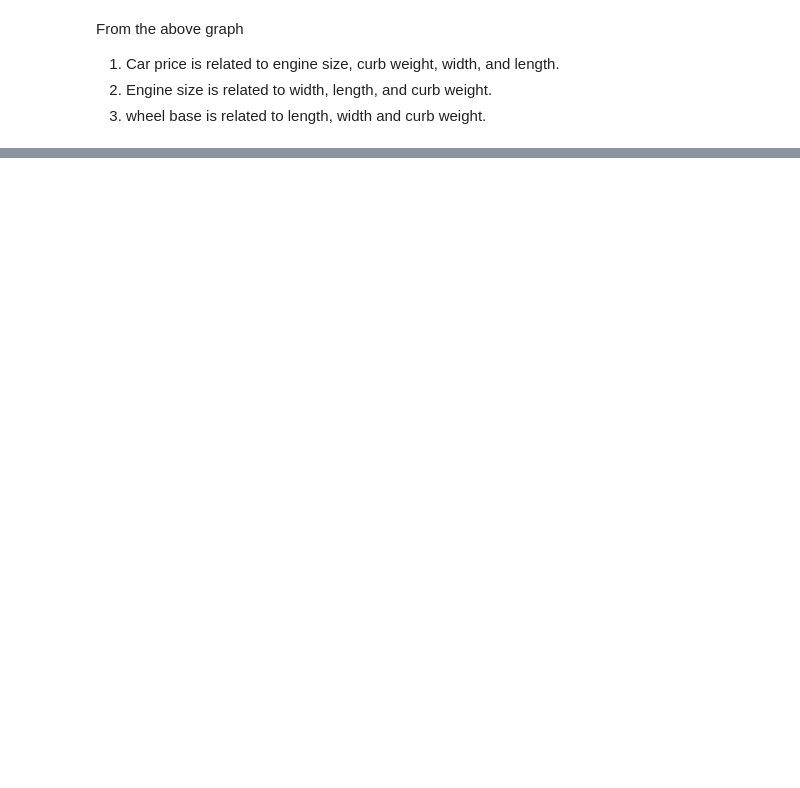
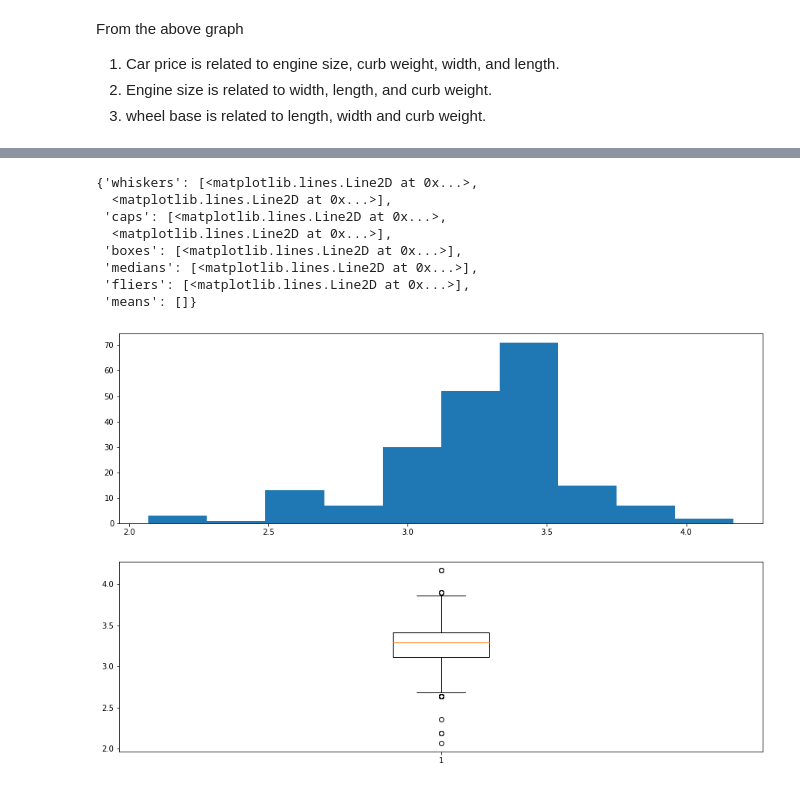
Before and after one commit to zcolley/cs381-MatthewFried, a Jupyter notebook: quiz/Y_Zhu_project3_assn_.ipynb, the cells around one changed output, grey strips where cells are left out. Cells and saved outputs as stored; diff of their text form; code cells hidden in the pictures; blank space fills up the shorter version.

```diff
--- a/quiz/Y_Zhu_project3_assn_.ipynb
+++ b/quiz/Y_Zhu_project3_assn_.ipynb
@@ -316,0 +470,21 @@ There are some missing values, but it is ok. No big outliers, and reasonable dat
+# %%
+# graph of original data of stroke
+
+
+df_q3.drop(index = df_q3[df_q3['stroke'] == '?'].index, inplace = True)
+df_q3['stroke'] = pd.to_numeric(df_q3['stroke'])
+plt.figure(figsize=(15, 10))
+plt.subplot(2, 1, 1)
+plt.hist(df_q3['stroke'])
+plt.subplot(2, 1, 2)
+plt.boxplot(df_q3['stroke'])
+# %% [output]
+{'whiskers': [<matplotlib.lines.Line2D at 0x...>,
+  <matplotlib.lines.Line2D at 0x...>],
+ 'caps': [<matplotlib.lines.Line2D at 0x...>,
+  <matplotlib.lines.Line2D at 0x...>],
+ 'boxes': [<matplotlib.lines.Line2D at 0x...>],
+ 'medians': [<matplotlib.lines.Line2D at 0x...>],
+ 'fliers': [<matplotlib.lines.Line2D at 0x...>],
+ 'means': []}
+[figure, added]
```
Also changed, not shown: parts of 24 cells of this notebook, 1 other file.
